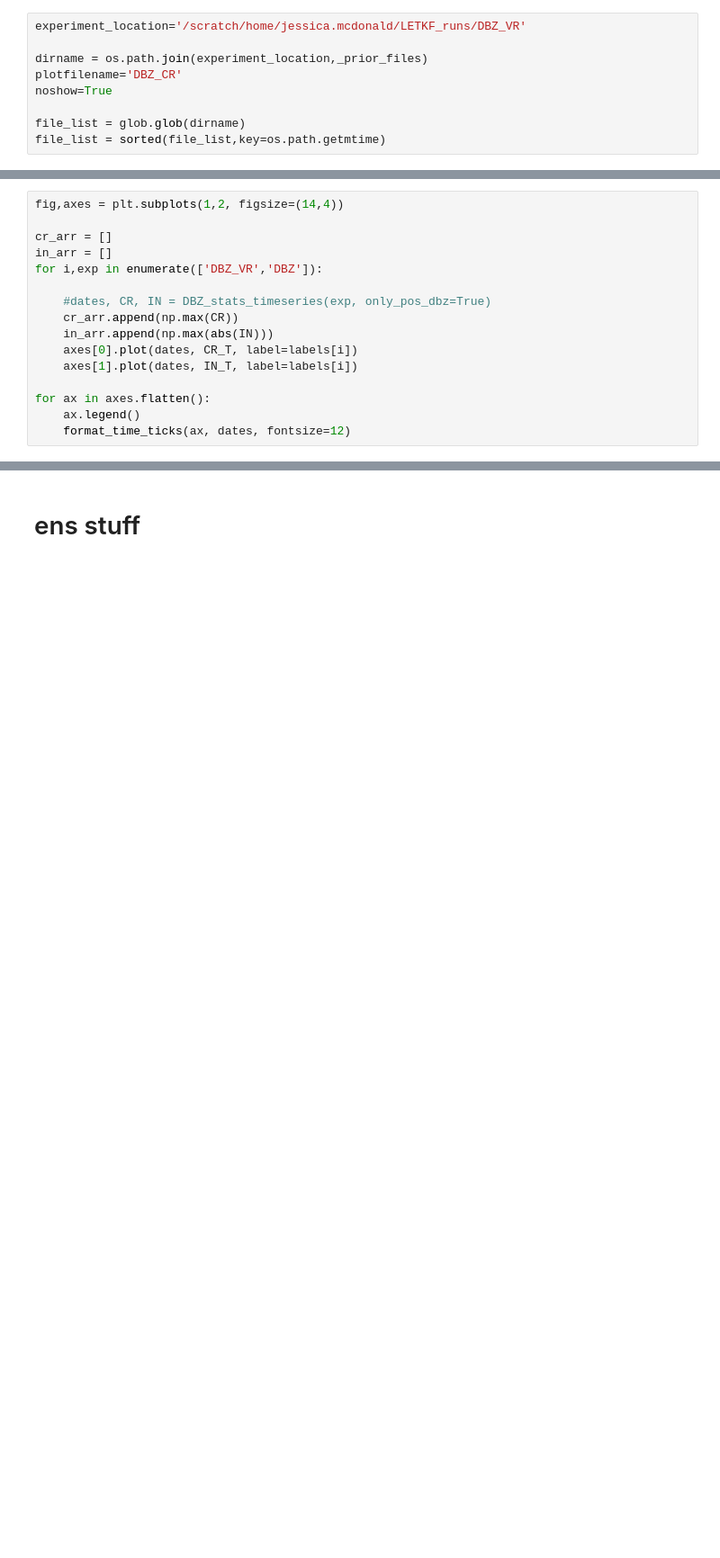
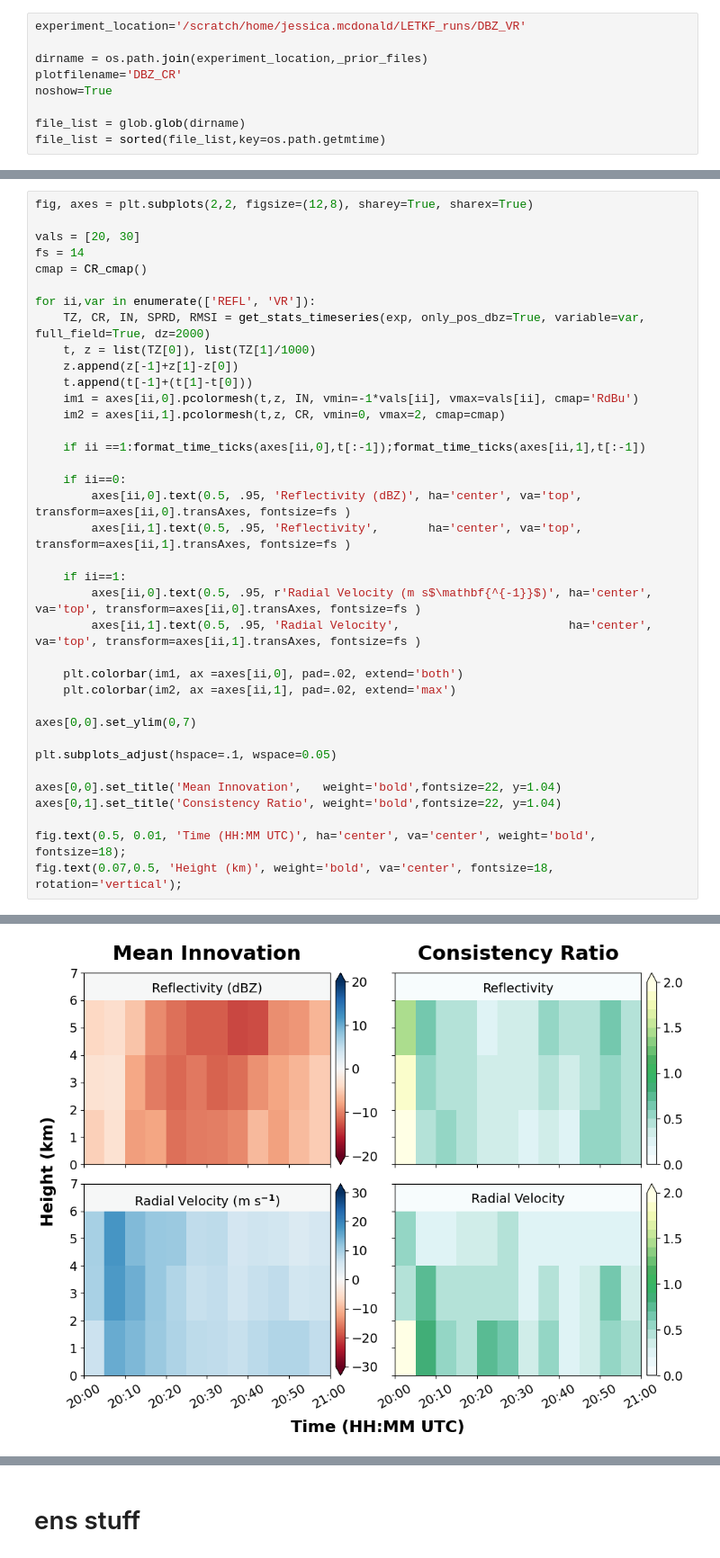
Before and after one commit to jessmcd/CM1_LETKF_2025, a Jupyter notebook: PlottingTests.ipynb, the cells around one changed output, grey strips where cells are left out. Shown at 90% size. Drawn from its saved outputs; the diff is of its cells as text; blank space fills up the shorter version.

```diff
--- a/PlottingTests.ipynb
+++ b/PlottingTests.ipynb
@@ -623,16 +272,0 @@ file_list
-# %%
-fig,axes = plt.subplots(1,2, figsize=(14,4))
-
-cr_arr = []
-in_arr = []
-for i,exp in enumerate(['DBZ_VR','DBZ']):
-
-    #dates, CR, IN = DBZ_stats_timeseries(exp, only_pos_dbz=True)
-    cr_arr.append(np.max(CR))
-    in_arr.append(np.max(abs(IN)))
-    axes[0].plot(dates, CR_T, label=labels[i])
-    axes[1].plot(dates, IN_T, label=labels[i])
-
-for ax in axes.flatten():
-    ax.legend()
-    format_time_ticks(ax, dates, fontsize=12)
@@ -1000,0 +334,38 @@ Last file:   /scratch/home/jessica.mcdonald/LETKF_runs/DBZ_VR/Prior_2024-05-08_2
+# %%
+fig, axes = plt.subplots(2,2, figsize=(12,8), sharey=True, sharex=True)
+
+vals = [20, 30]
+fs = 14
+cmap = CR_cmap()
+
+for ii,var in enumerate(['REFL', 'VR']):
+    TZ, CR, IN, SPRD, RMSI = get_stats_timeseries(exp, only_pos_dbz=True, variable=var, full_field=True, dz=2000)
+    t, z = list(TZ[0]), list(TZ[1]/1000)
+    z.append(z[-1]+z[1]-z[0])
+    t.append(t[-1]+(t[1]-t[0]))
+    im1 = axes[ii,0].pcolormesh(t,z, IN, vmin=-1*vals[ii], vmax=vals[ii], cmap='RdBu')
+    im2 = axes[ii,1].pcolormesh(t,z, CR, vmin=0, vmax=2, cmap=cmap)
+
+    if ii ==1:format_time_ticks(axes[ii,0],t[:-1]);format_time_ticks(axes[ii,1],t[:-1])
+
+    if ii==0:
+        axes[ii,0].text(0.5, .95, 'Reflectivity (dBZ)', ha='center', va='top', transform=axes[ii,0].transAxes, fontsize=fs )
+        axes[ii,1].text(0.5, .95, 'Reflectivity',       ha='center', va='top', transform=axes[ii,1].transAxes, fontsize=fs )
+
+    if ii==1:
+        axes[ii,0].text(0.5, .95, r'Radial Velocity (m s$\mathbf{^{-1}}$)', ha='center', va='top', transform=axes[ii,0].transAxes, fontsize=fs )
+        axes[ii,1].text(0.5, .95, 'Radial Velocity',                        ha='center', va='top', transform=axes[ii,1].transAxes, fontsize=fs )
+
+    plt.colorbar(im1, ax =axes[ii,0], pad=.02, extend='both')
+    plt.colorbar(im2, ax =axes[ii,1], pad=.02, extend='max')
+
+axes[0,0].set_ylim(0,7)
+
+plt.subplots_adjust(hspace=.1, wspace=0.05)
+
+axes[0,0].set_title('Mean Innovation',   weight='bold',fontsize=22, y=1.04)
+axes[0,1].set_title('Consistency Ratio', weight='bold',fontsize=22, y=1.04)
+
+fig.text(0.5, 0.01, 'Time (HH:MM UTC)', ha='center', va='center', weight='bold', fontsize=18);
+fig.text(0.07,0.5, 'Height (km)', weight='bold', va='center', fontsize=18, rotation='vertical');
+# %% [output]
@@ -1001,3 +376,4 @@ Last file:   /scratch/home/jessica.mcdonald/LETKF_runs/DBZ_VR/Prior_2024-05-08_2
+[figure, added]
 # %%
 P.scatter(f['lat'][:], f['lon'][:], c=f['z'][:], alpha=0.1)
 # %% [output]
```
Also changed, not shown: parts of 41 cells of this notebook, 1 other file.
